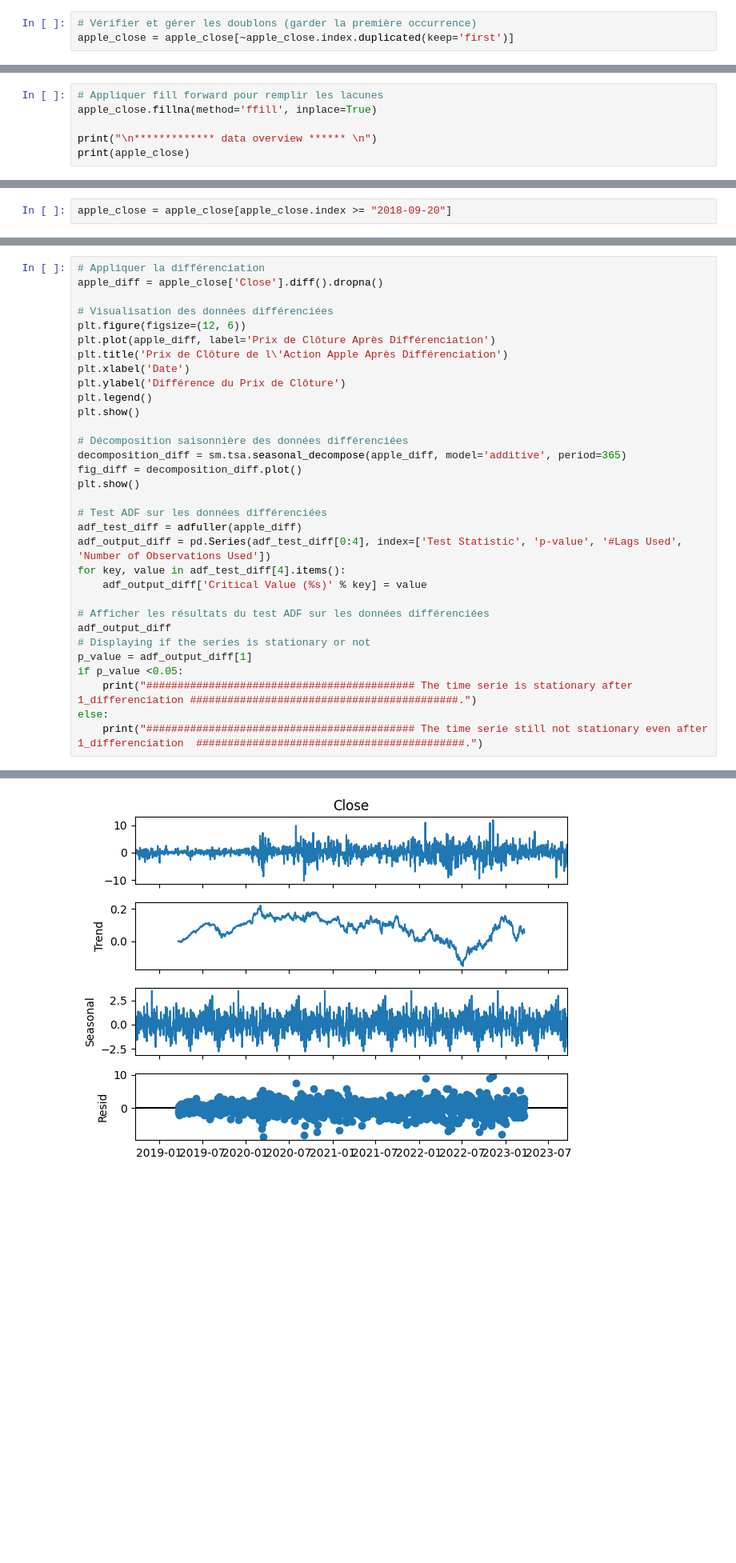
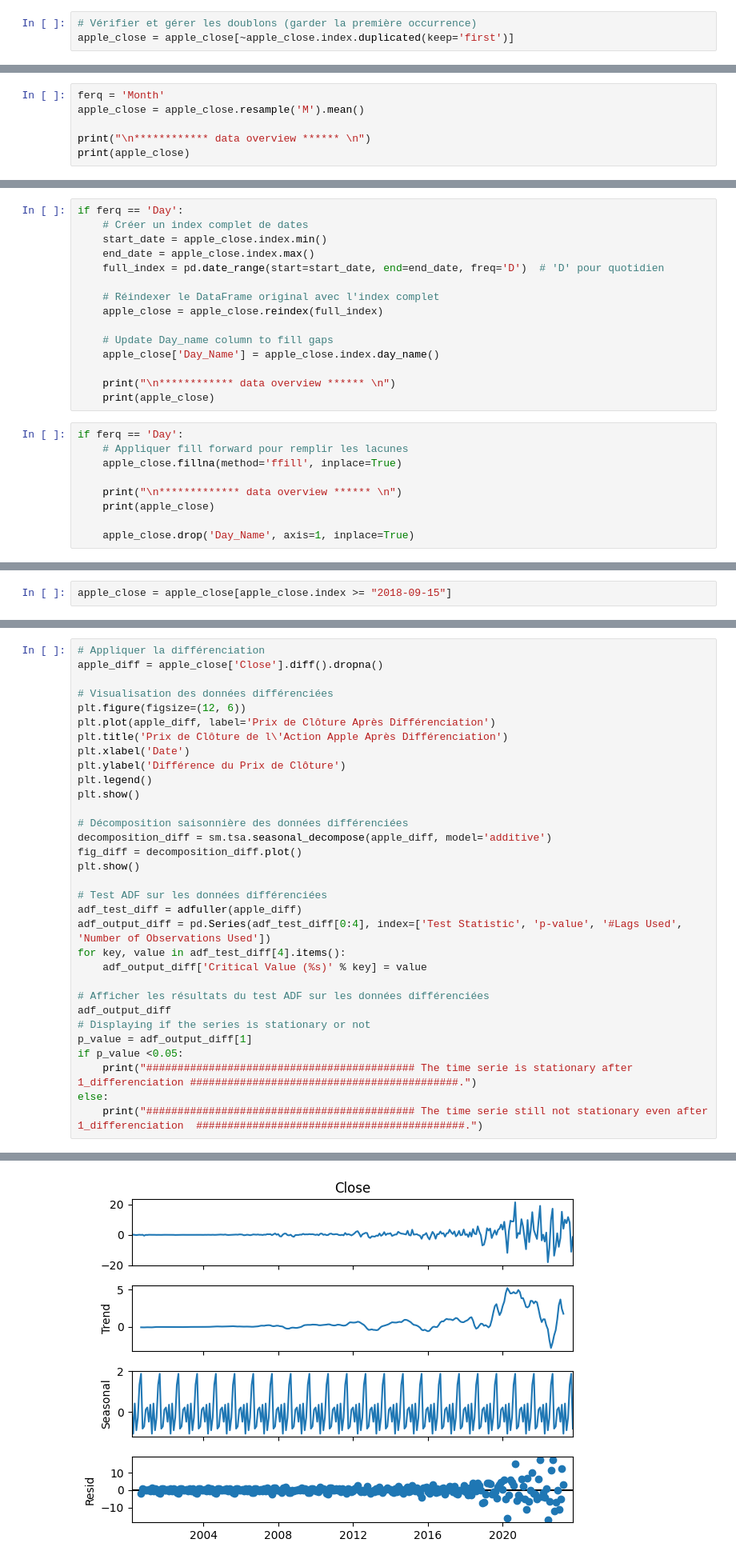
Before and after one commit to A2BX/apple_forcasting, a Jupyter notebook: apple_forecasting.ipynb, the cells around one changed output, grey strips where cells are left out. Shown at 80% size. Saved outputs shown, nothing was run; the diff lists cells and outputs as text; blank space fills up the shorter version.

```diff
--- a/apple_forecasting.ipynb
+++ b/apple_forecasting.ipynb
@@ -131,0 +122,6 @@ print(apple_close)
+# %%
+ferq = 'Month'
+apple_close = apple_close.resample('M').mean()
+
+print("\n************ data overview ****** \n")
+print(apple_close)
@@ -132,6 +146,24 @@ print(apple_close)
+# %%
+if ferq == 'Day':
+    # Créer un index complet de dates
+    start_date = apple_close.index.min()
+    end_date = apple_close.index.max()
+    full_index = pd.date_range(start=start_date, end=end_date, freq='D')  # 'D' pour quotidien
+
+    # Réindexer le DataFrame original avec l'index complet
+    apple_close = apple_close.reindex(full_index)
+
+    # Update Day_name column to fill gaps
+    apple_close['Day_Name'] = apple_close.index.day_name()
+
+    print("\n************ data overview ****** \n")
+    print(apple_close)
 # %%
-# Appliquer fill forward pour remplir les lacunes
-apple_close.fillna(method='ffill', inplace=True)
+if ferq == 'Day':
+    # Appliquer fill forward pour remplir les lacunes
+    apple_close.fillna(method='ffill', inplace=True)
 
-print("\n************* data overview ****** \n")
-print(apple_close)
+    print("\n************* data overview ****** \n")
+    print(apple_close)
+
+    apple_close.drop('Day_Name', axis=1, inplace=True)
@@ -157,5 +170,5 @@ apple_close.drop('Day_Name', axis=1, inplace=True)
 # %%
-apple_close = apple_close[apple_close.index >= "2018-09-20"]
+apple_close = apple_close[apple_close.index >= "2018-09-15"]
 # %%
 apple_close.index
 # %% [output]
@@ -225,7 +238,7 @@ plt.legend()
 plt.show()
 
 # Décomposition saisonnière des données différenciées
-decomposition_diff = sm.tsa.seasonal_decompose(apple_diff, model='additive', period=365)
+decomposition_diff = sm.tsa.seasonal_decompose(apple_diff, model='additive')
 fig_diff = decomposition_diff.plot()
 plt.show()
 
@@ -248 +261 @@ else:
-[figure, old version]
+[figure, new version]
```
Also changed, not shown: parts of 23 cells of this notebook.
